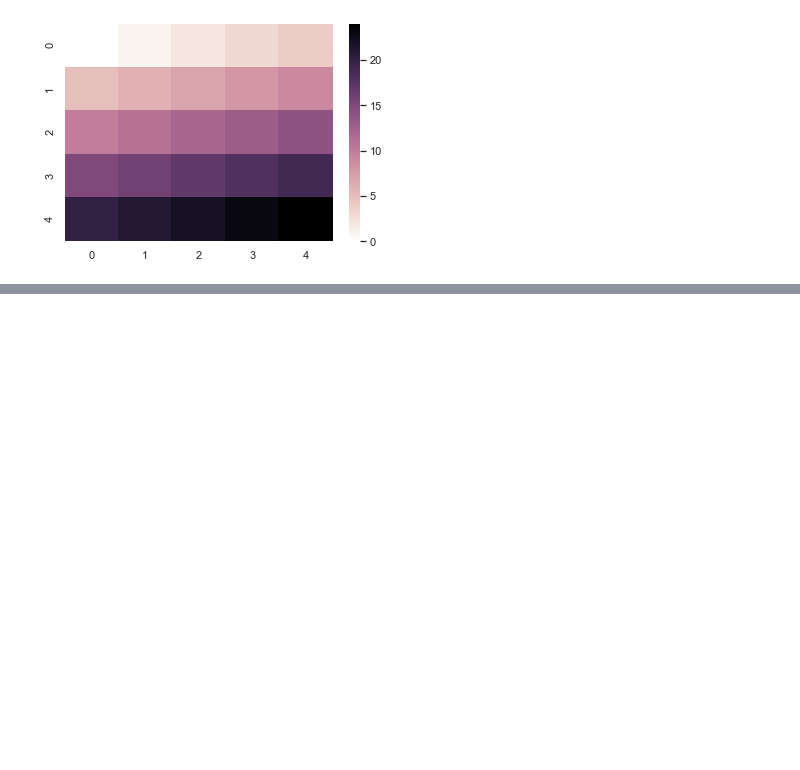
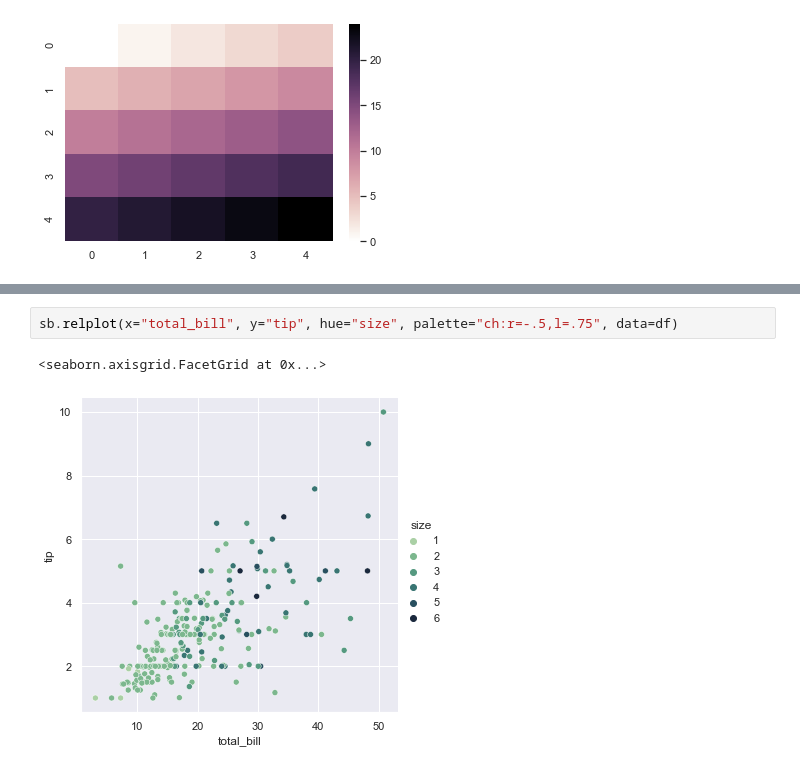
Before and after one commit to ashishkirtwed/Visualization-using-pytho-Seaborn-, a Jupyter notebook: Practice.ipynb, the cells around one changed output, grey strips where cells are left out. Drawn from its saved outputs; the diff is of its cells as text; blank space fills up the shorter version.

Commit message:
Starting Line Plot

```diff
--- a/Practice.ipynb
+++ b/Practice.ipynb
@@ -149,0 +152,5 @@ sb.palplot(sb.color_palette("ch:2,r=.2,l=.6"))
+# %%
+sb.relplot(x="total_bill", y="tip", hue="size", palette="ch:r=-.5,l=.75", data=df)
+# %% [output]
+<seaborn.axisgrid.FacetGrid at 0x...>
+[figure, added]
```
Also changed, not shown: parts of 4 cells of this notebook.
